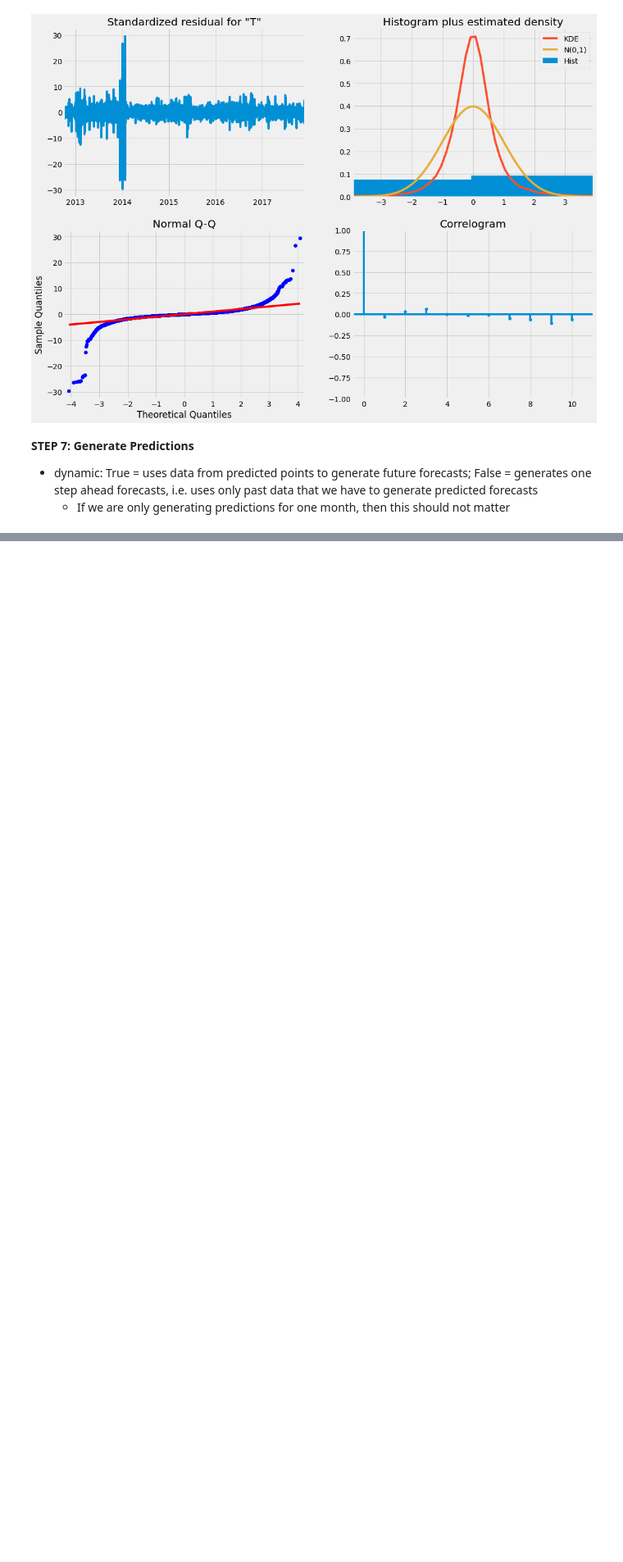
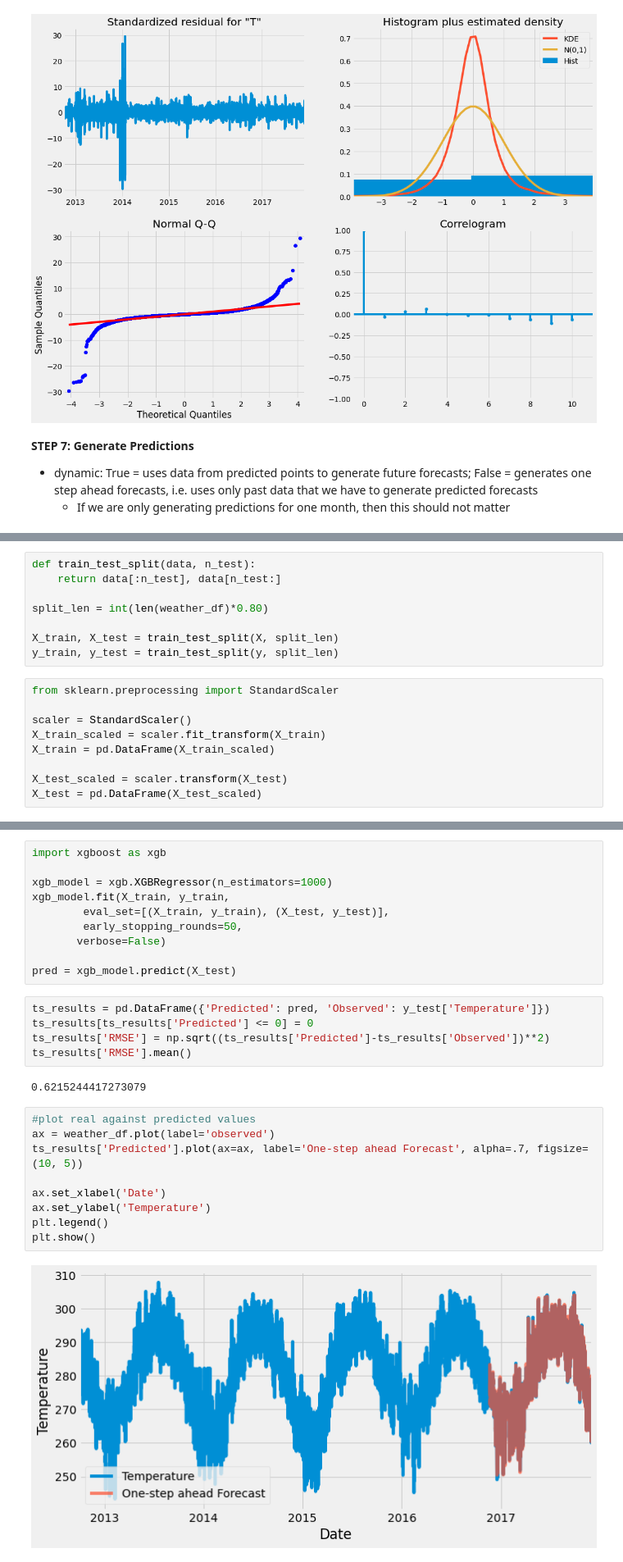
Before and after one commit to McGill-MMA-EnterpriseAnalytics/Cloud-Computations, a Jupyter notebook: INSY695_BaseModels.ipynb, the cells around one changed output, grey strips where cells are left out. Shown at 82% size. Drawn from its saved outputs; the diff is of its cells as text; blank space fills up the shorter version.

```diff
--- a/INSY695_BaseModels.ipynb
+++ b/INSY695_BaseModels.ipynb
@@ -338,0 +498,17 @@ ts_results.head(20).style.background_gradient(cmap='viridis')
+# %%
+def train_test_split(data, n_test):
+    return data[:n_test], data[n_test:]
+
+split_len = int(len(weather_df)*0.80)
+
+X_train, X_test = train_test_split(X, split_len)
+y_train, y_test = train_test_split(y, split_len)
+# %%
+from sklearn.preprocessing import StandardScaler
+
+scaler = StandardScaler()
+X_train_scaled = scaler.fit_transform(X_train)
+X_train = pd.DataFrame(X_train_scaled)
+
+X_test_scaled = scaler.transform(X_test)
+X_test = pd.DataFrame(X_test_scaled)
@@ -338,0 +517,28 @@ ts_results.head(20).style.background_gradient(cmap='viridis')
+# %%
+import xgboost as xgb
+
+xgb_model = xgb.XGBRegressor(n_estimators=1000)
+xgb_model.fit(X_train, y_train,
+        eval_set=[(X_train, y_train), (X_test, y_test)],
+        early_stopping_rounds=50,
+       verbose=False)
+
+pred = xgb_model.predict(X_test)
+# %%
+ts_results = pd.DataFrame({'Predicted': pred, 'Observed': y_test['Temperature']})
+ts_results[ts_results['Predicted'] <= 0] = 0
+ts_results['RMSE'] = np.sqrt((ts_results['Predicted']-ts_results['Observed'])**2)
+ts_results['RMSE'].mean()
+# %% [output]
+0.6215244417273079
+# %%
+#plot real against predicted values
+ax = weather_df.plot(label='observed')
+ts_results['Predicted'].plot(ax=ax, label='One-step ahead Forecast', alpha=.7, figsize=(10, 5))
+
+ax.set_xlabel('Date')
+ax.set_ylabel('Temperature')
+plt.legend()
+plt.show()
+# %% [output]
+[figure, added]
```
Also changed, not shown: parts of 26 cells of this notebook, 3 other files.
